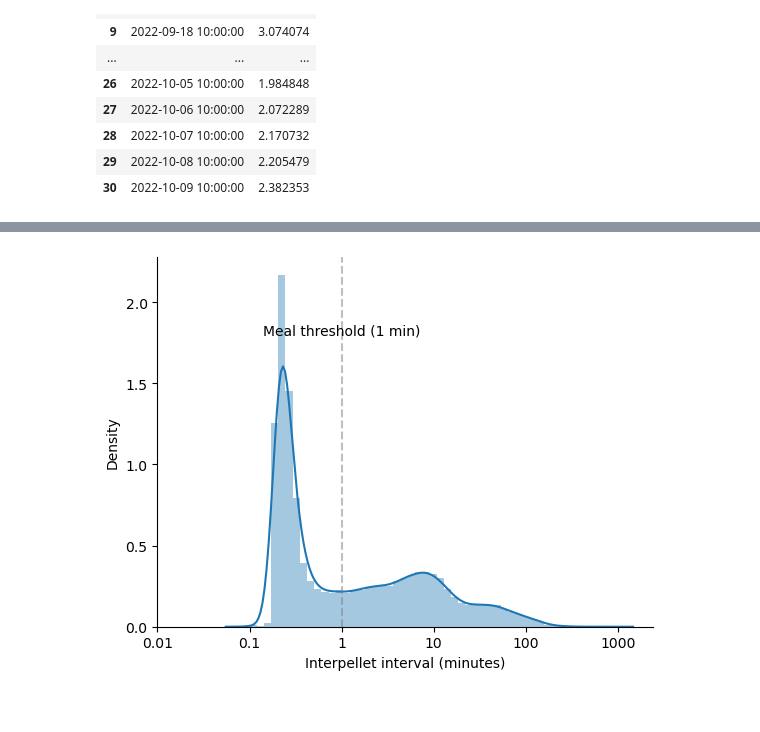
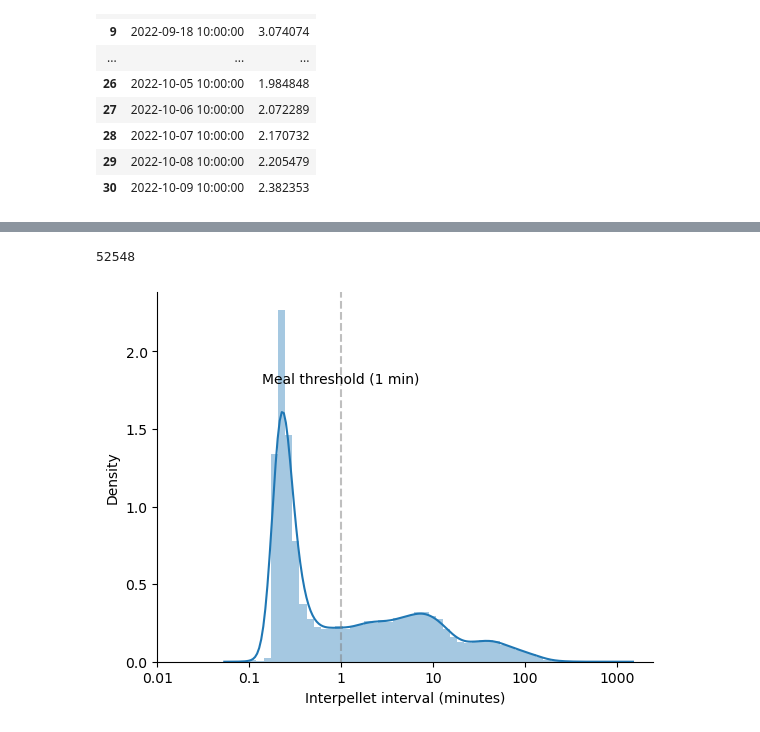
Before and after one commit to Htbibalan/FEDPROTEINPRO, a Jupyter notebook: notebooks/FEDXC_readdata_new.ipynb, the cells around one changed output, grey strips where cells are left out. Drawn from its saved outputs; the diff is of its cells as text; code cells hidden in the pictures.

```diff
--- a/notebooks/FEDXC_readdata_new.ipynb
+++ b/notebooks/FEDXC_readdata_new.ipynb
@@ -13,7 +13,7 @@ import seaborn as sns
 import trompy as tp
 # %%
 DATA_FOLDER = "..\\data"
-df = pd.read_csv(os.path.join(DATA_FOLDER, "FED004_100322_00_MERGED.CSV"))
+df = pd.read_csv(os.path.join(DATA_FOLDER, "FED001_091022_00.CSV"))
 
 def tweak_fed(df):
 
@@ -25,4 +25,4 @@ def tweak_fed(df):
              .query("Event == 'Pellet'")
              .loc[:,"ipi"] # could use .loc[:,["ipi", "col2", "col5" etc]] to get mutliple columns, e.g. animal name etc
            )
-tweak_fed(df) # could add animal name from metafile and diet and phase so these are returned in dataframe
+#tweak_fed(df) # could add animal name from metafile and diet and phase so these are returned in dataframe
@@ -229,8 +261,8 @@ ff_dict_all_epochs["FEDXC01"]["pellets"]
 
 def pellets_by_day(df):
     return (df
-            .between_time()
-            .resample("d", offset = "8H")
+            .between_time("9:0", "7:0")
+            .resample("d", offset = "9H")
             .count()
             #.reset_index()
 
@@ -281,11 +338,14 @@ t
 Freq: D, dtype: float64
 # %%
-def make_ff_df(df, mouse, diet):
+def make_ff_df(df, mouse, diet,order, epoch):
     """
     Takes df of pellets - time and IPIs - and returns row for collated df
     """
     out = pd.DataFrame.from_dict({"mouse": [mouse],
                                   "diet": [diet],
+                                  "order" : [int(order)],
+                                  "epoch" : [epoch],
+
                                   "n_pellets": [len(df)],
                                   "n_meals": (df > 60).sum(),
                                   "session_time": (df.index[-1] - df.index[0]).total_seconds() / 60,
@@ -307,7 +367,11 @@ for key, val in ff_dict.items():
     pellets = val["pellets"]
     mouse = val["mouse"]
     diet = val["diet"]
-    ff = pd.concat([ff, make_ff_df(pellets, mouse, diet)])
+    order = val ["order"]
+    epoch = val ["epoch"]
+    ff = pd.concat([ff, make_ff_df(pellets, mouse, diet,order, epoch)])
 
 ff.reset_index(drop=True, inplace=True);
+
+ #ff_dict[key]["order"] = int(order)
 # %%
@@ -333,17 +734,17 @@ ff.head(50)
 # %%
 # get all IPIs for distribution histogram
 
-# all_ipis = []
-# for key, data in ff_dict.items():
-# #     print(key, len(data["pellets"]))
-#     all_ipis.append(data["pellets"].dropna().clip(1))
+all_ipis = []
+for key, data in ff_dict.items():
+#     print(key, len(data["pellets"]))
+    all_ipis.append(data["pellets"].dropna().clip(1))
 
-# all_ipis = pd.concat(all_ipis)
+all_ipis = pd.concat(all_ipis)
 
 
-# # get all IPIs for distribution histogram
+# get all IPIs for distribution histogram
 
-# all_ipis = []
+ipis_ALL = []
 NR_IPIS = []
 PR_IPIS = []
 for key, data in ff_dict.items():
@@ -352,5 +753,7 @@ for key, data in ff_dict.items():
         elif  data ["diet"] == "PR":
             PR_IPIS.append(data["pellets"].dropna().clip(1))
 
-NR_IPISs = pd.concat(NR_IPIS)
-PR_IPISs = pd.concat(PR_IPIS)
+
+NR_IPIS = pd.concat(NR_IPIS)
+PR_IPIS = pd.concat(PR_IPIS)
+ipis_ALL= pd.concat([PR_IPIS, NR_IPIS] )
@@ -375,15 +779,20 @@ trans_ipis = [ipi for ipi in np.log10(all_ipis/60) if np.isfinite(ipi)]
 # %%
+trans_ipisNR = [ipi for ipi in np.log10(NR_IPIS/60) if np.isfinite(ipi)]
+
 f, ax = plt.subplots()
-data = sns.distplot(trans_ipis)
+data = sns.distplot(trans_ipisNR)
 ax.set_xlabel("Interpellet interval (minutes)")
 ax.set_xticks([-2, -1, 0, 1, 2, 3], labels=["0.01", "0.1", "1", "10", "100", "1000"])
 
 ax.axvline(0, linestyle="--", color="grey", alpha=0.5)
 ax.text(0,1.8, "Meal threshold (1 min)", ha="center")
 
 ax.spines["top"].set_visible(False)
 ax.spines["right"].set_visible(False)
 
 #f.savefig("..\\results\\ipi_ff.png")
+
+len(trans_ipisNR)
 # %% [output]
+52548
-[figure, old version]
+[figure, new version]
```
Also changed, not shown: parts of 34 cells of this notebook, 5 other files.
